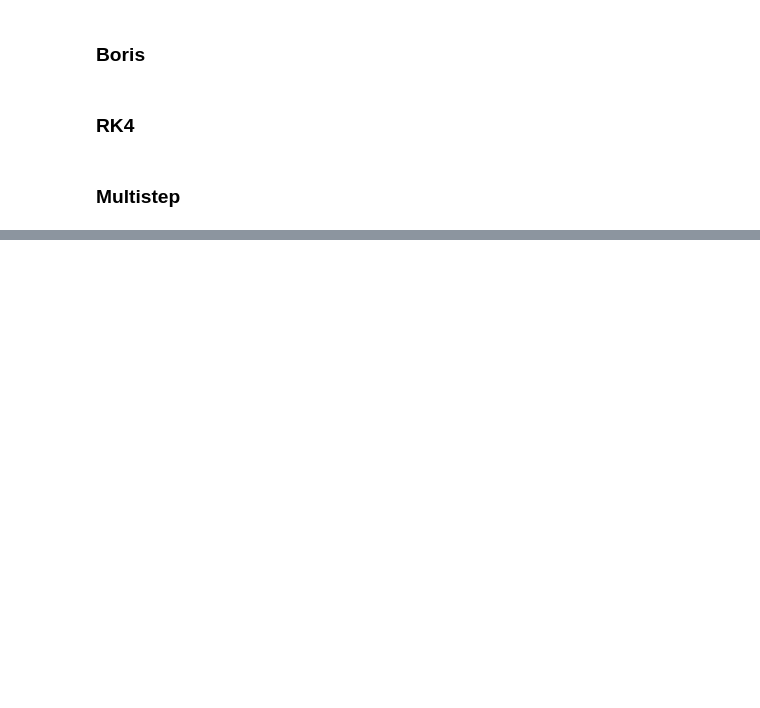
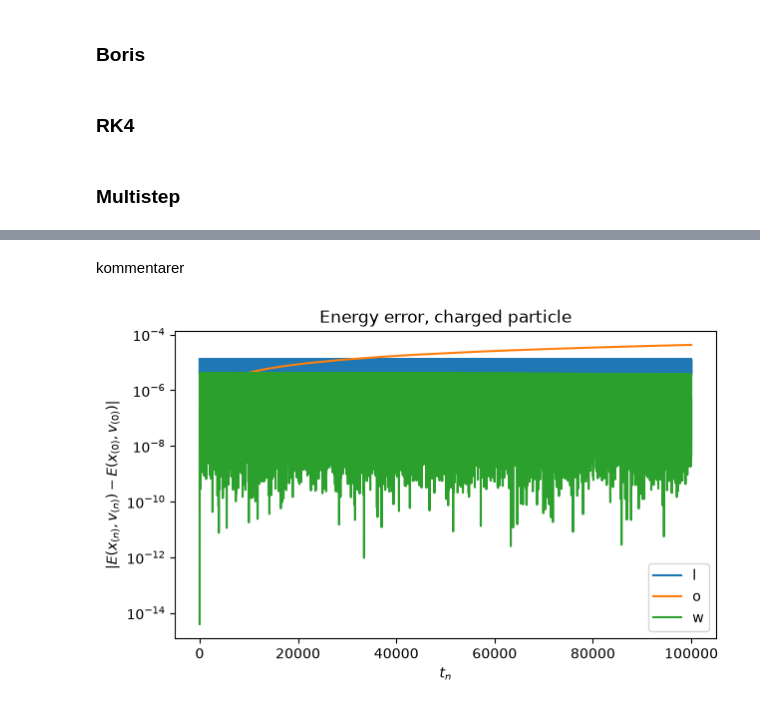
Before and after one commit to vemundsw/Project-2-TMA4215, a Jupyter notebook: NyMasterFile.ipynb, the cells around one changed output, grey strips where cells are left out. Cells and saved outputs as stored; diff of their text form; code cells hidden in the pictures; blank space fills up the shorter version.

```diff
--- a/NyMasterFile.ipynb
+++ b/NyMasterFile.ipynb
@@ -473,0 +653,6 @@ def create_grids(x_0: jnp.array, v_0: jnp.array,  h: float,  t_0: float, t_f: fl
+# %% [markdown]
+kommentarer
+# %%
+plot_energy(charged_particle, results)
+# %% [output]
+[figure, added]
```
Also changed, not shown: parts of 45 cells of this notebook.
